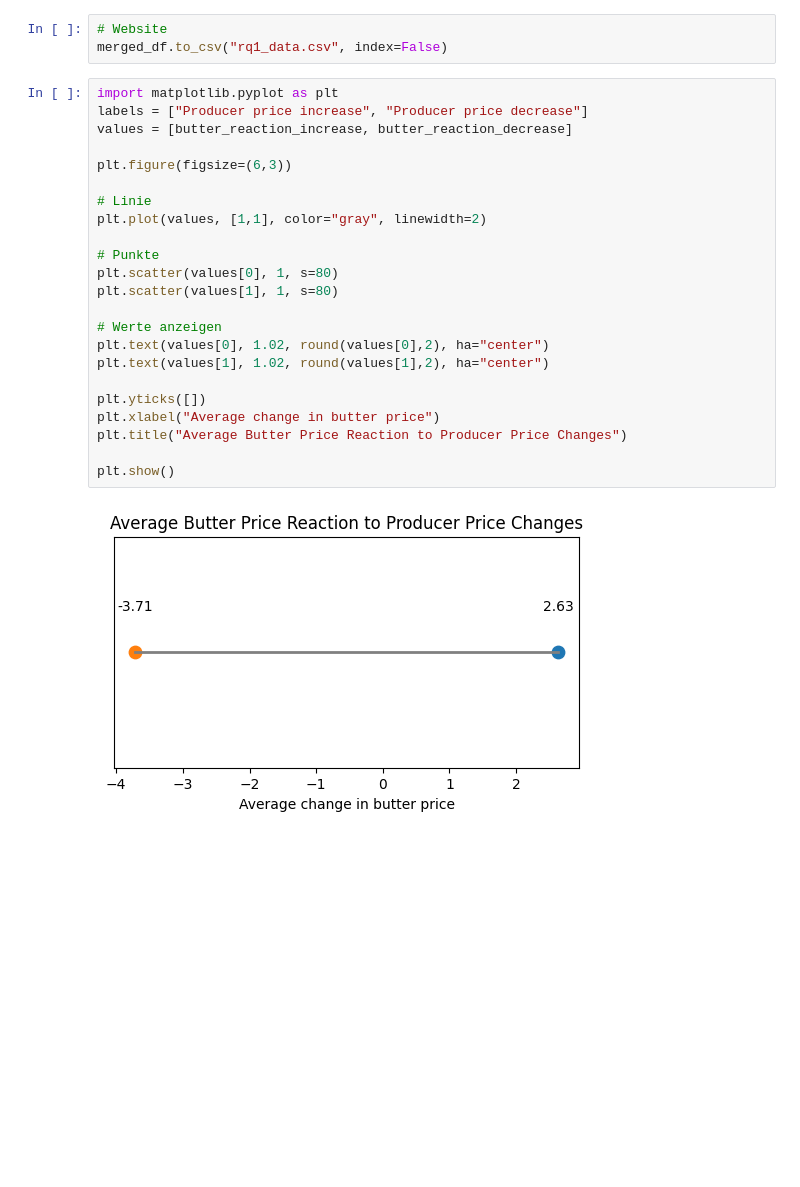
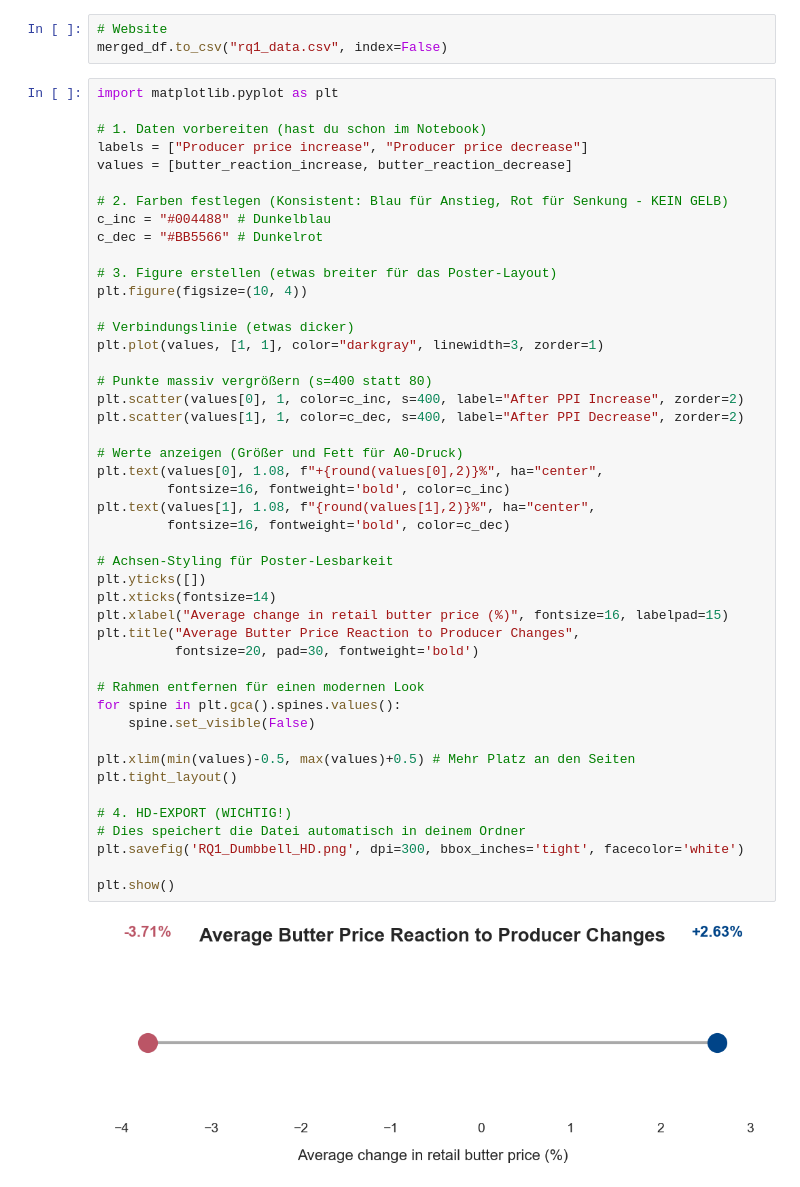
Before and after one commit to ceydadutbjk-commits/DataScienceProject, a Jupyter notebook: inflation_project/raw_data/frage1_analyse.ipynb, the cells around one changed output. Saved outputs shown, nothing was run; the diff lists cells and outputs as text; blank space fills up the shorter version.

Commit message:
Visualisierung Poster hinzugefügt

```diff
--- a/inflation_project/raw_data/frage1_analyse.ipynb
+++ b/inflation_project/raw_data/frage1_analyse.ipynb
@@ -329,26 +358,49 @@ dass die Reaktion der Butterpreise unterschiedlich stark ist,
 merged_df.to_csv("rq1_data.csv", index=False)
 # %%
 import matplotlib.pyplot as plt
+
+# 1. Daten vorbereiten (hast du schon im Notebook)
 labels = ["Producer price increase", "Producer price decrease"]
 values = [butter_reaction_increase, butter_reaction_decrease]
 
-plt.figure(figsize=(6,3))
+# 2. Farben festlegen (Konsistent: Blau für Anstieg, Rot für Senkung - KEIN GELB)
+c_inc = "#004488" # Dunkelblau
+c_dec = "#BB5566" # Dunkelrot
 
-# Linie
-plt.plot(values, [1,1], color="gray", linewidth=2)
+# 3. Figure erstellen (etwas breiter für das Poster-Layout)
+plt.figure(figsize=(10, 4))
 
-# Punkte
-plt.scatter(values[0], 1, s=80)
-plt.scatter(values[1], 1, s=80)
+# Verbindungslinie (etwas dicker)
+plt.plot(values, [1, 1], color="darkgray", linewidth=3, zorder=1)
 
-# Werte anzeigen
-plt.text(values[0], 1.02, round(values[0],2), ha="center")
-plt.text(values[1], 1.02, round(values[1],2), ha="center")
+# Punkte massiv vergrößern (s=400 statt 80)
+plt.scatter(values[0], 1, color=c_inc, s=400, label="After PPI Increase", zorder=2)
+plt.scatter(values[1], 1, color=c_dec, s=400, label="After PPI Decrease", zorder=2)
 
+# Werte anzeigen (Größer und Fett für A0-Druck)
+plt.text(values[0], 1.08, f"+{round(values[0],2)}%", ha="center",
+         fontsize=16, fontweight='bold', color=c_inc)
+plt.text(values[1], 1.08, f"{round(values[1],2)}%", ha="center",
+         fontsize=16, fontweight='bold', color=c_dec)
+
+# Achsen-Styling für Poster-Lesbarkeit
 plt.yticks([])
-plt.xlabel("Average change in butter price")
-plt.title("Average Butter Price Reaction to Producer Price Changes")
+plt.xticks(fontsize=14)
+plt.xlabel("Average change in retail butter price (%)", fontsize=16, labelpad=15)
+plt.title("Average Butter Price Reaction to Producer Changes",
+          fontsize=20, pad=30, fontweight='bold')
+
+# Rahmen entfernen für einen modernen Look
+for spine in plt.gca().spines.values():
+    spine.set_visible(False)
+
+plt.xlim(min(values)-0.5, max(values)+0.5) # Mehr Platz an den Seiten
+plt.tight_layout()
+
+# 4. HD-EXPORT (WICHTIG!)
+# Dies speichert die Datei automatisch in deinem Ordner
+plt.savefig('RQ1_Dumbbell_HD.png', dpi=300, bbox_inches='tight', facecolor='white')
 
 plt.show()
 # %% [output]
-[figure, old version]
+[figure, new version]
```
Also changed, not shown: parts of 2 cells of this notebook, 5 other files.
